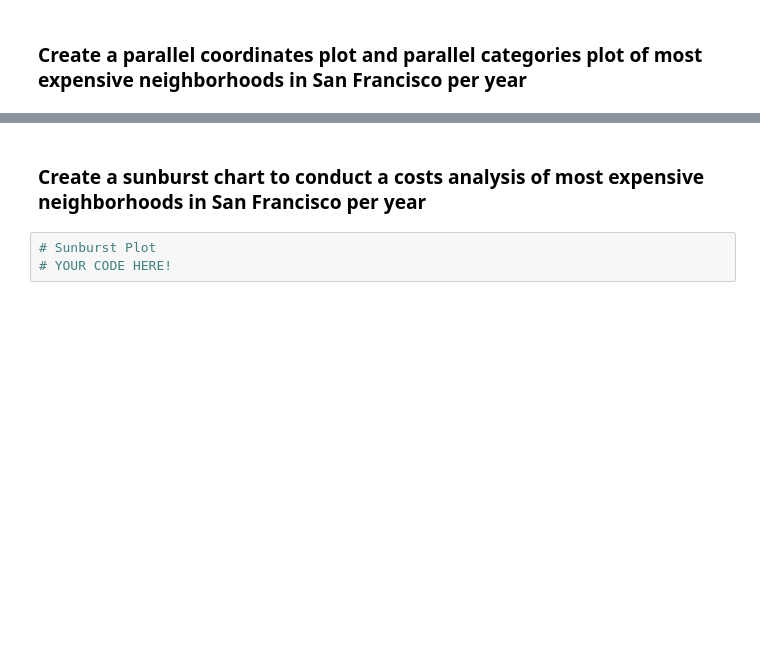
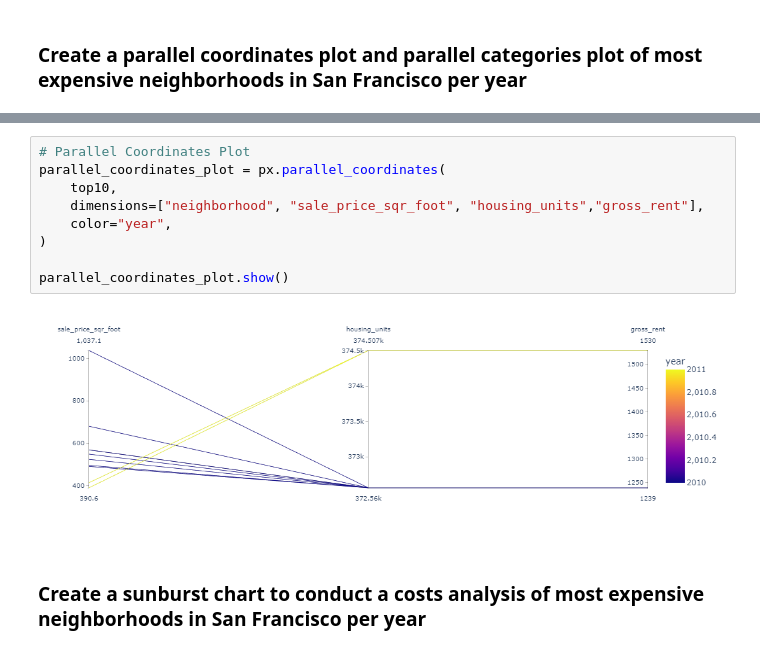
Before and after one commit to webclinic017/FintechHW, a Jupyter notebook: Homework6/Instructions/rental_analysis.ipynb, the cells around one changed output, grey strips where cells are left out. Drawn from its saved outputs; the diff is of its cells as text; blank space fills up the shorter version.

```diff
--- a/Homework6/Instructions/rental_analysis.ipynb
+++ b/Homework6/Instructions/rental_analysis.ipynb
@@ -282,5 +346,13 @@ df_expensive_neighborhoods_per_year.head()
+# %%
+# Parallel Coordinates Plot
+parallel_coordinates_plot = px.parallel_coordinates(
+    top10,
+    dimensions=["neighborhood", "sale_price_sqr_foot", "housing_units","gross_rent"],
+    color="year",
+)
+
+parallel_coordinates_plot.show()
+# %% [output]
+[figure, added]
 # %% [markdown]
 ### Create a sunburst chart to conduct a costs analysis of most expensive neighborhoods in San Francisco per year
-# %%
-# Sunburst Plot
-# YOUR CODE HERE!
```
Also changed, not shown: parts of 13 cells of this notebook.
